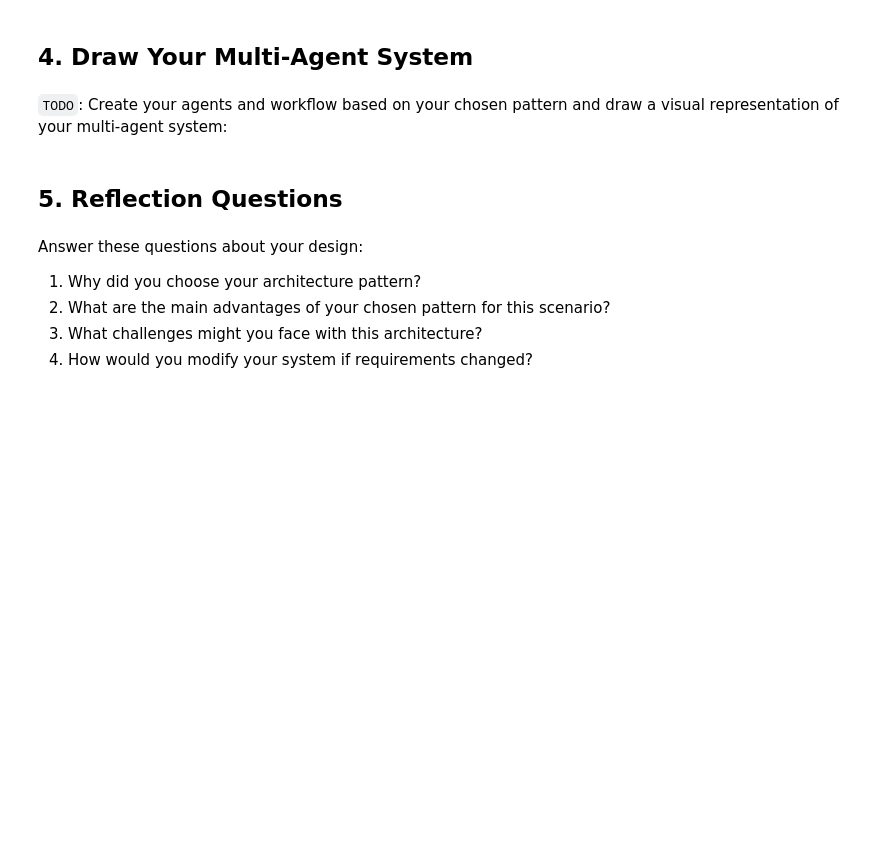
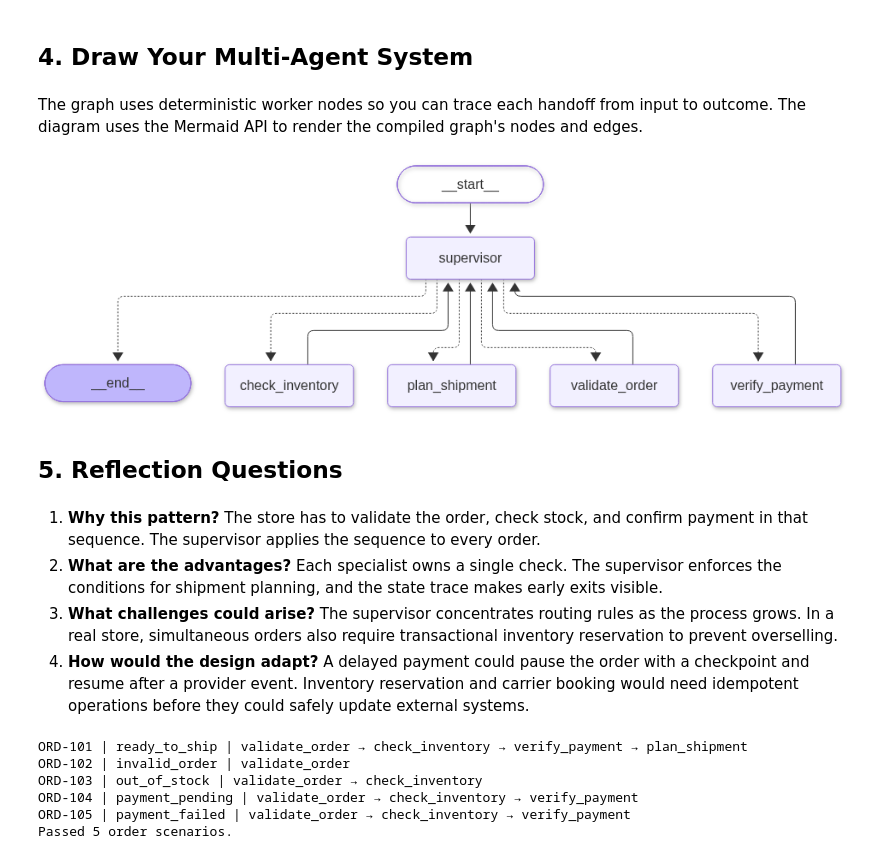
Before and after one commit to robertishimurasousa/Udacity-AKAgent, a Jupyter notebook: lessons/lesson-1-Designing_Multi-Agent_Architectures_with_LangGraph/exercises/starter/L1_starter_exercise_01_multi_agent_design.ipynb, the cells around one changed output. Cells and saved outputs as stored; diff of their text form; code cells hidden in the pictures; blank space fills up the shorter version.

Commit message:
feat(lesson-1): complete the multi-agent architecture exercise

```diff
--- a/lessons/lesson-1-Designing_Multi-Agent_Architectures_with_LangGraph/exercises/starter/L1_starter_exercise_01_multi_agent_design.ipynb
+++ b/lessons/lesson-1-Designing_Multi-Agent_Architectures_with_LangGraph/exercises/starter/L1_starter_exercise_01_multi_agent_design.ipynb
@@ -64,5 +73,5 @@ Data Flow: _________________________________________________________
 # %% [markdown]
 ## 4. Draw Your Multi-Agent System
 # %% [markdown]
-`TODO`: Create your agents and workflow based on your chosen pattern and draw a visual representation of your multi-agent system:
+The graph uses deterministic worker nodes so you can trace each handoff from input to outcome. The diagram uses the Mermaid API to render the compiled graph's nodes and edges.
 # %%
@@ -86,15 +168,54 @@ def agent2(state: MessagesState) -> Command[Literal[END]]:
 # %%
-workflow = StateGraph(MessagesState)
-# Add your nodes and edges here
+workflow = StateGraph(OrderState, input_schema=OrderInput)
+workflow.add_node("supervisor", supervisor)
+workflow.add_edge(START, "supervisor")
+
+workers = [validate_order, check_inventory, verify_payment, plan_shipment]
+for worker in workers:
+    workflow.add_node(worker.__name__, worker)
+    workflow.add_edge(worker.__name__, "supervisor")
 # %%
-# Compile and visualize:
 graph = workflow.compile()
-display(Image(graph.get_graph().draw_mermaid_png()))
+diagram_png = graph.get_graph().draw_mermaid_png(draw_method=MermaidDrawMethod.API)
+display(Image(data=diagram_png))
+# %% [output]
+[figure, added]
 # %% [markdown]
 ## 5. Reflection Questions
 # %% [markdown]
-Answer these questions about your design:
-1. Why did you choose your architecture pattern?
-2. What are the main advantages of your chosen pattern for this scenario?
-3. What challenges might you face with this architecture?
-4. How would you modify your system if requirements changed?
+1. **Why this pattern?** The store has to validate the order, check stock, and confirm payment in that sequence. The supervisor applies the sequence to every order.
+2. **What are the advantages?** Each specialist owns a single check. The supervisor enforces the conditions for shipment planning, and the state trace makes early exits visible.
+3. **What challenges could arise?** The supervisor concentrates routing rules as the process grows. In a real store, simultaneous orders also require transactional inventory reservation to prevent overselling.
+4. **How would the design adapt?** A delayed payment could pause the order with a checkpoint and resume after a provider event. Inventory reservation and carrier booking would need idempotent operations before they could safely update external systems.
+# %%
+orders = [
+    {"order_id": "ORD-101", "sku": "MUG", "quantity": 2, "region": "US"},
+    {"order_id": "ORD-102", "sku": "MUG", "quantity": 0, "region": "US"},
+    {"order_id": "ORD-103", "sku": "MUG", "quantity": 8, "region": "US"},
+    {"order_id": "ORD-104", "sku": "MUG", "quantity": 1, "region": "US"},
+    {"order_id": "ORD-105", "sku": "MUG", "quantity": 1, "region": "US"},
+]
+expected = [
+    ("ready_to_ship", ["validate_order", "check_inventory", "verify_payment", "plan_shipment"]),
+    ("invalid_order", ["validate_order"]),
+    ("out_of_stock", ["validate_order", "check_inventory"]),
+    ("payment_pending", ["validate_order", "check_inventory", "verify_payment"]),
+    ("payment_failed", ["validate_order", "check_inventory", "verify_payment"]),
+]
+
+for order, (expected_outcome, expected_steps) in zip(orders, expected, strict=True):
+    result = graph.invoke(order)
+    assert result["order_id"] == order["order_id"]
+    assert result["outcome"] == expected_outcome, result
+    assert result["steps"] == expected_steps, result
+    assert bool(result.get("shipping_plan")) == (expected_outcome == "ready_to_ship")
+    print(f"{result['order_id']} | {result['outcome']} | {' → '.join(result['steps'])}")
+
+print(f"Passed {len(orders)} order scenarios.")
+# %% [output]
+ORD-101 | ready_to_ship | validate_order → check_inventory → verify_payment → plan_shipment
+ORD-102 | invalid_order | validate_order
+ORD-103 | out_of_stock | validate_order → check_inventory
+ORD-104 | payment_pending | validate_order → check_inventory → verify_payment
+ORD-105 | payment_failed | validate_order → check_inventory → verify_payment
+Passed 5 order scenarios.
```
Also changed, not shown: parts of 12 cells of this notebook.
